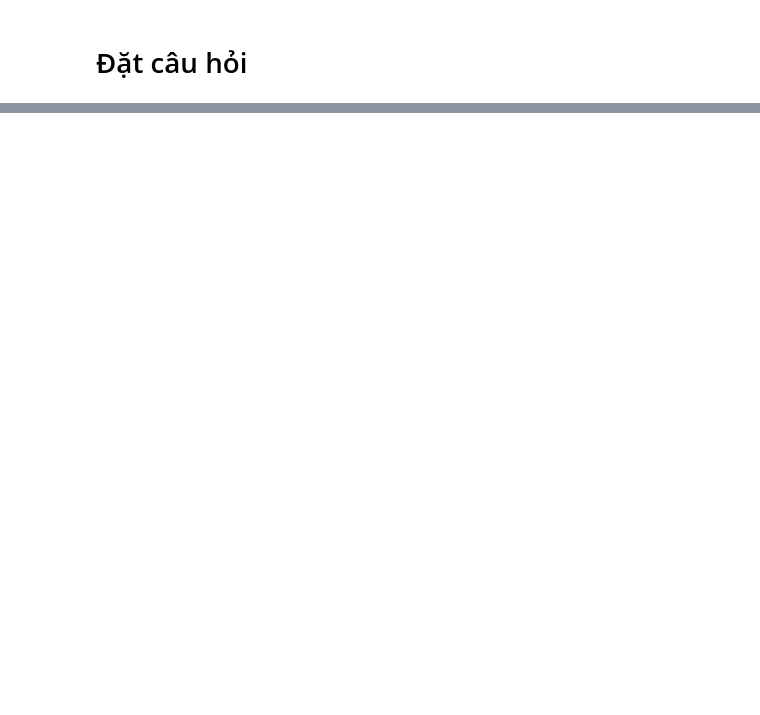
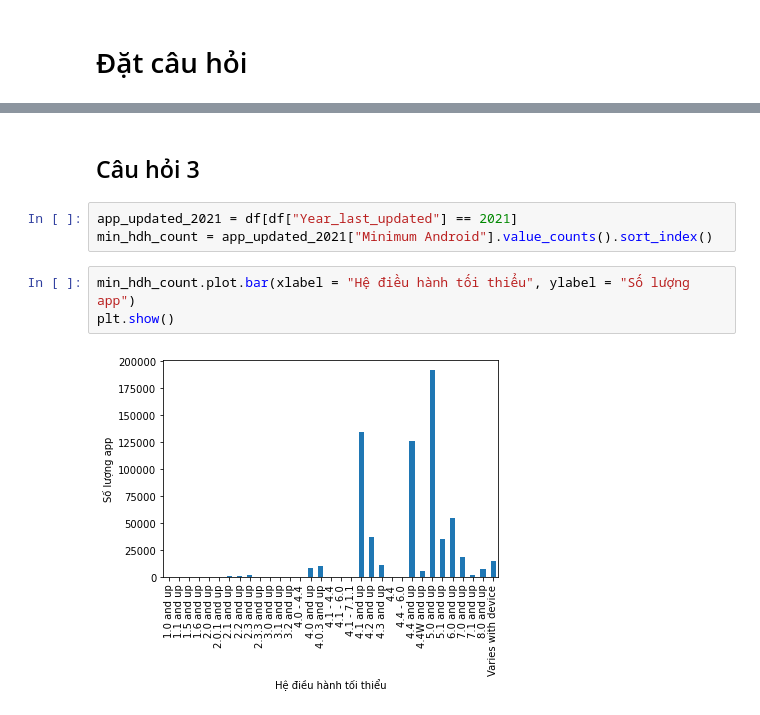
Before and after one commit to Tranmyhan/P4DS-CQ19-FinalProject---LT-KHDL, a Jupyter notebook: LT KHDL CK.ipynb, the cells around one changed output, grey strips where cells are left out. Drawn from its saved outputs; the diff is of its cells as text; blank space fills up the shorter version.

```diff
--- a/LT KHDL CK.ipynb
+++ b/LT KHDL CK.ipynb
@@ -201,0 +332,10 @@ categorical_df.describe()
+# %% [markdown]
+## Câu hỏi 3
+# %%
+app_updated_2021 = df[df["Year_last_updated"] == 2021]
+min_hdh_count = app_updated_2021["Minimum Android"].value_counts().sort_index()
+# %%
+min_hdh_count.plot.bar(xlabel = "Hệ điều hành tối thiểu", ylabel = "Số lượng app")
+plt.show()
+# %% [output]
+[figure, added]
```
Also changed, not shown: parts of 61 cells of this notebook.
